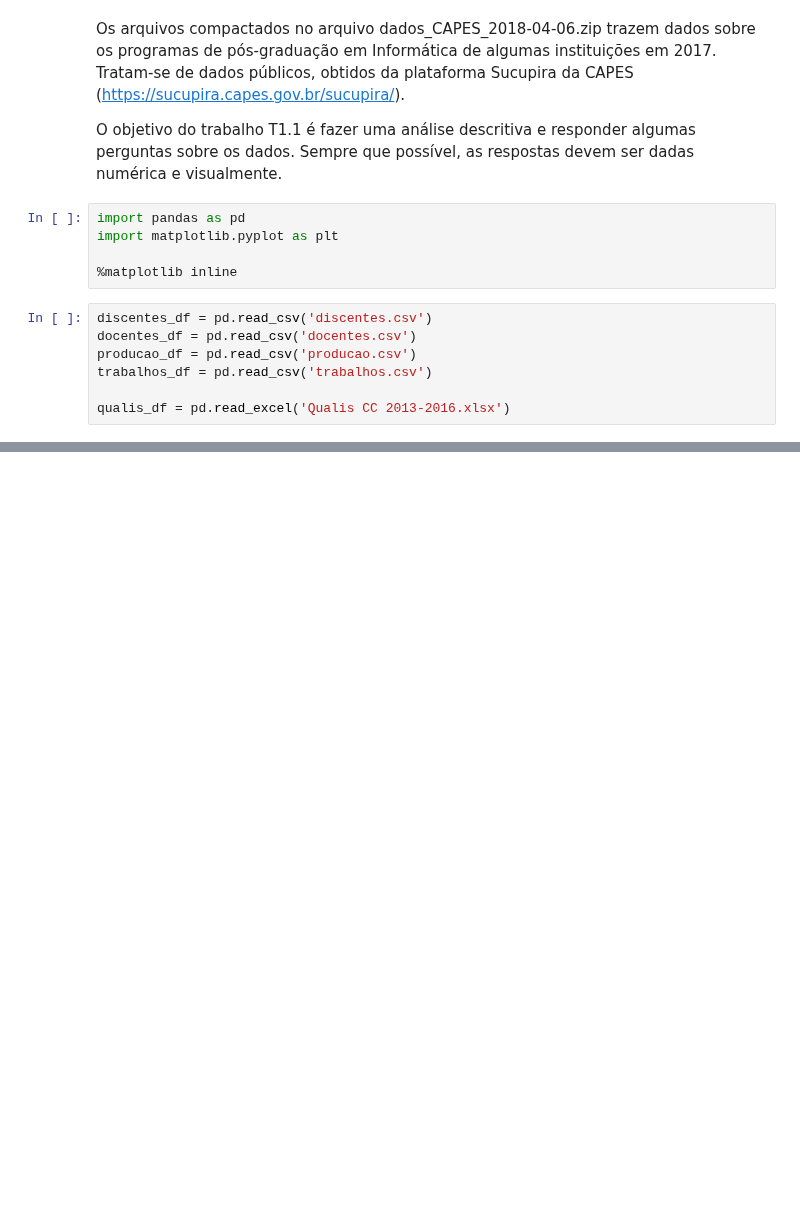
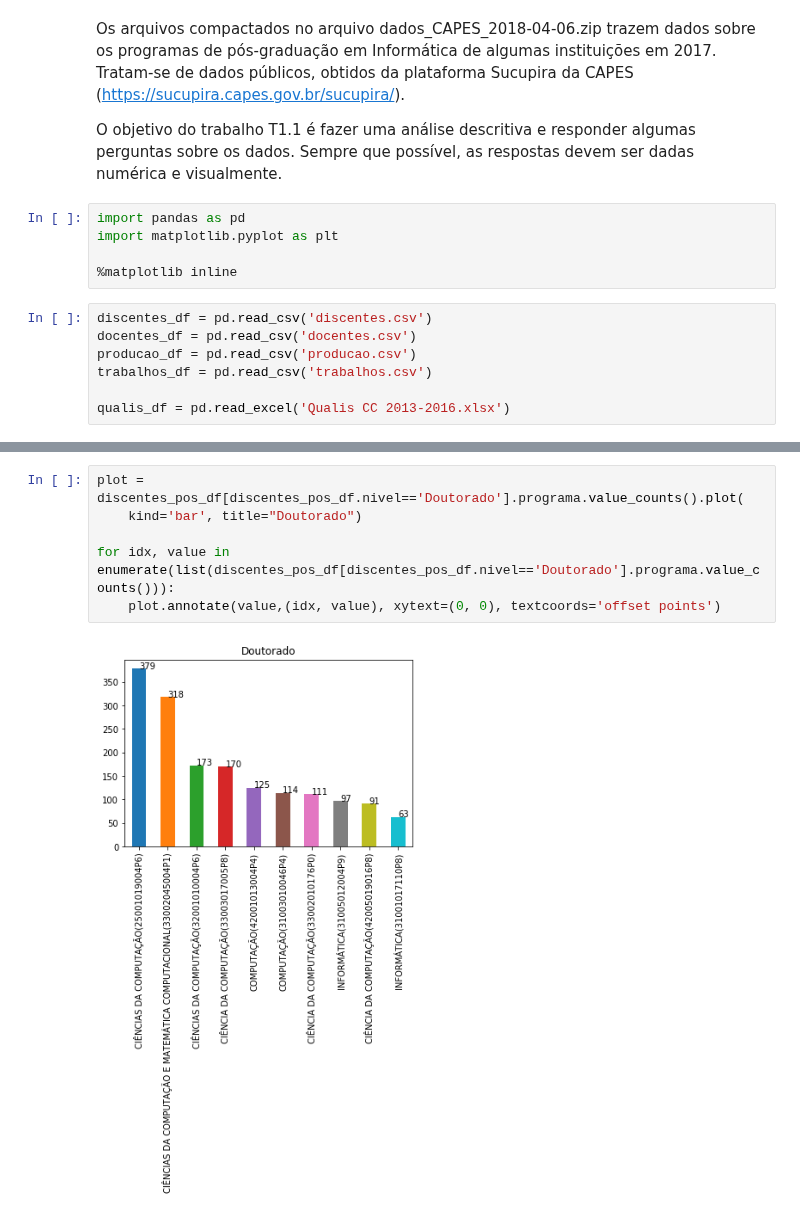
Before and after one commit to Pedalves/DataScience, a Jupyter notebook: CAPES/T1.1 Enunciado - Analise descritiva de dados de PG.ipynb, the cells around one changed output, grey strips where cells are left out. Saved outputs shown, nothing was run; the diff lists cells and outputs as text; blank space fills up the shorter version.

```diff
--- a/CAPES/T1.1 Enunciado - Analise descritiva de dados de PG.ipynb
+++ b/CAPES/T1.1 Enunciado - Analise descritiva de dados de PG.ipynb
@@ -62,0 +142,8 @@ qualis_df.head()
+# %%
+plot = discentes_pos_df[discentes_pos_df.nivel=='Doutorado'].programa.value_counts().plot(
+    kind='bar', title="Doutorado")
+
+for idx, value in enumerate(list(discentes_pos_df[discentes_pos_df.nivel=='Doutorado'].programa.value_counts())):
+    plot.annotate(value,(idx, value), xytext=(0, 0), textcoords='offset points')
+# %% [output]
+[figure, added]
```
Also changed, not shown: parts of 25 cells of this notebook.
